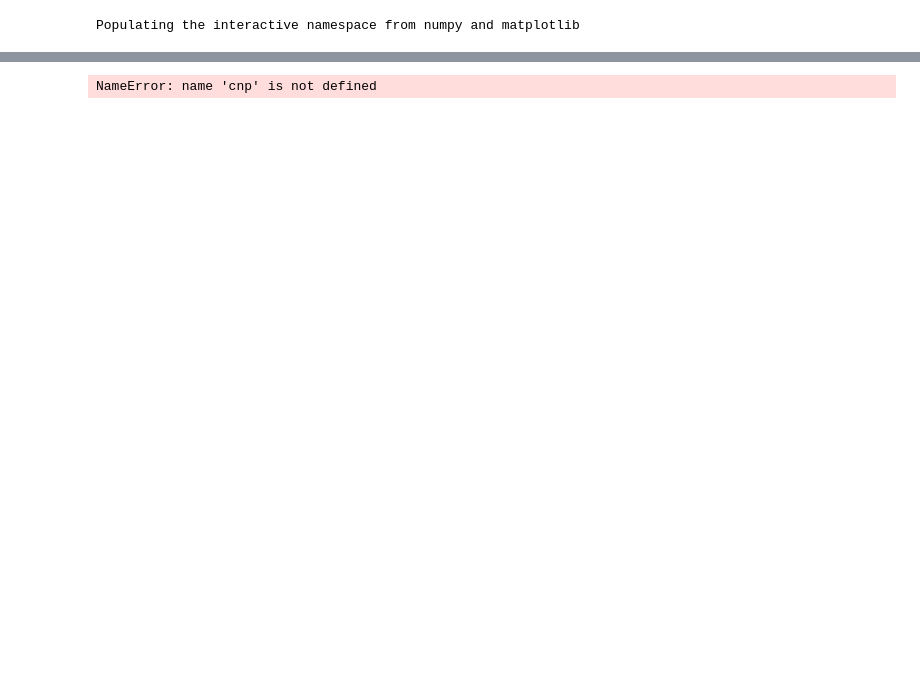
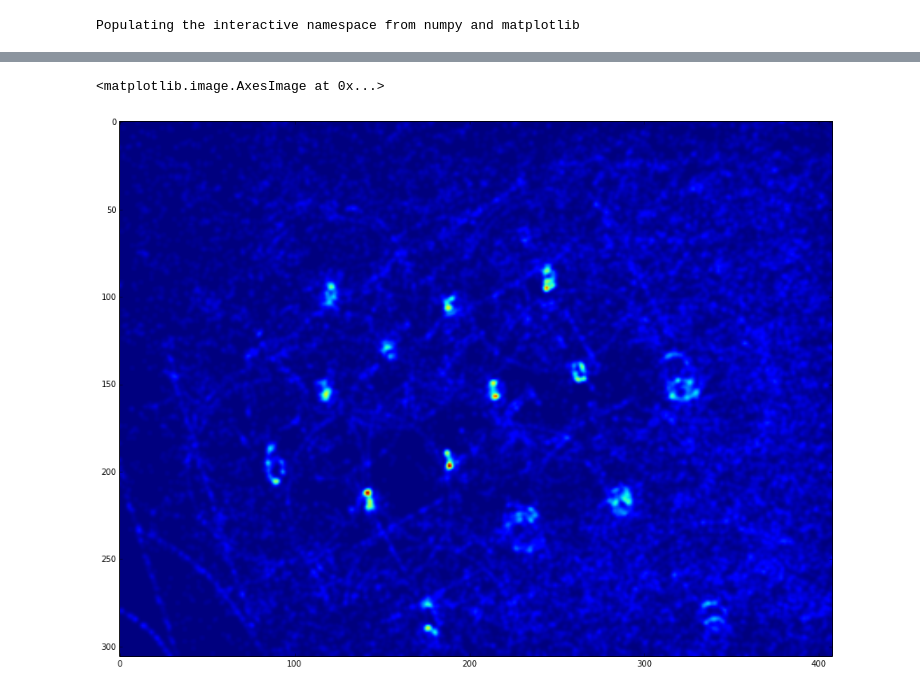
Before and after one commit to bwhmather/coins, a Jupyter notebook: detect.ipynb, the cells around one changed output, grey strips where cells are left out. Saved outputs shown, nothing was run; the diff lists cells and outputs as text; code cells hidden in the pictures; blank space fills up the shorter version.

```diff
--- a/detect.ipynb
+++ b/detect.ipynb
@@ -47,8 +53,9 @@ edges = filter.canny(image, 0, 0.3, 0.4)
 # %%
 smoothed = gaussian_filter(image, 1)
 normals = np.transpose(np.array([sobel(smoothed, 0), sobel(smoothed, 1)]), (1, 2, 0))
 
-center_pdf = hough_circles(img_as_float(edges), normals, 20, False, True)
-imshow(center_pdf)
+center_pdf = hough_circles(img_as_float(edges), normals, 23, False, True)
+imshow(gaussian_filter(center_pdf, 1.1))
 # %% [output]
-NameError: name 'cnp' is not defined
+<matplotlib.image.AxesImage at 0x...>
+[figure, added]
```
Also changed, not shown: parts of 4 cells of this notebook.
